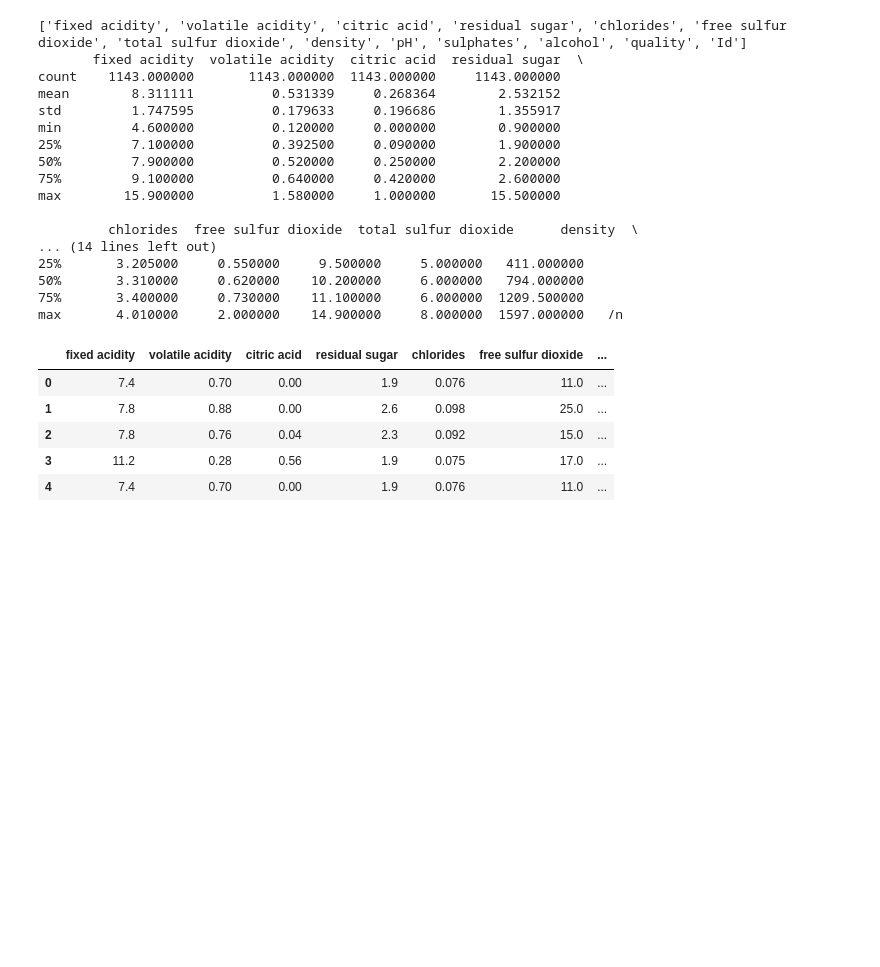
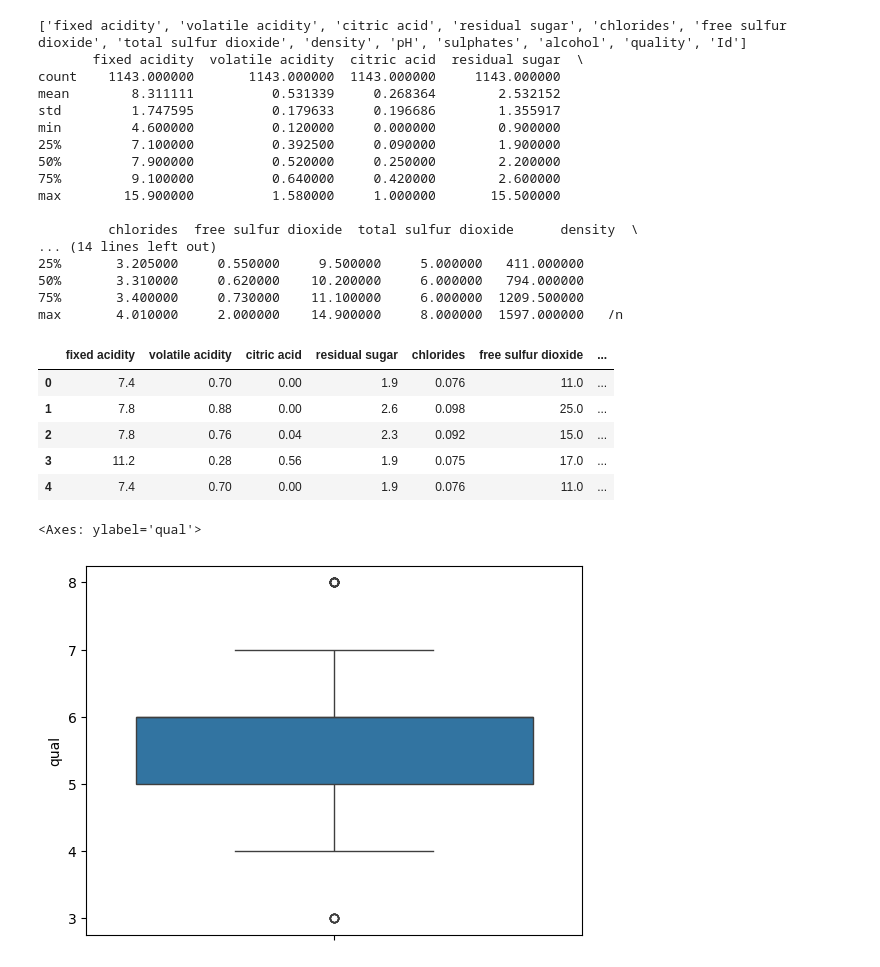
Before and after one commit to JinMizar/ds3001_final_project, a Jupyter notebook: wine_quality.ipynb, the cells around one changed output. Cells and saved outputs as stored; diff of their text form; code cells hidden in the pictures; blank space fills up the shorter version.

Commit message:
Add graphs for illustration

```diff
--- a/wine_quality.ipynb
+++ b/wine_quality.ipynb
@@ -62,7 +60,7 @@ max       4.010000     2.000000    14.900000     8.000000  1597.000000   /n
 | 3 | 11.2 | 0.28 | 0.56 | 1.9 | 0.075 | 17.0 | ... |
 | 4 | 7.4 | 0.70 | 0.00 | 1.9 | 0.076 | 11.0 | ... |
 # %%
-df = df.renmae(columns={'fixed acidity':'fix_acid',
+df = df.rename(columns={'fixed acidity':'fix_acid',
                         'volatile acidity':'vol_acid',
                         'citric acid':'cit_acid',
                         'residual sugar':'res_sugar',
@@ -72,3 +70,8 @@ df = df.renmae(columns={'fixed acidity':'fix_acid',
                         'sulphates':'sulph',
                         'alcohol':'alc',
                         'quality':'qual'})
+# %%
+sns.boxplot(df['qual'])
+# %% [output]
+<Axes: ylabel='qual'>
+[figure, added]
```
Also changed, not shown: parts of 14 cells of this notebook.
